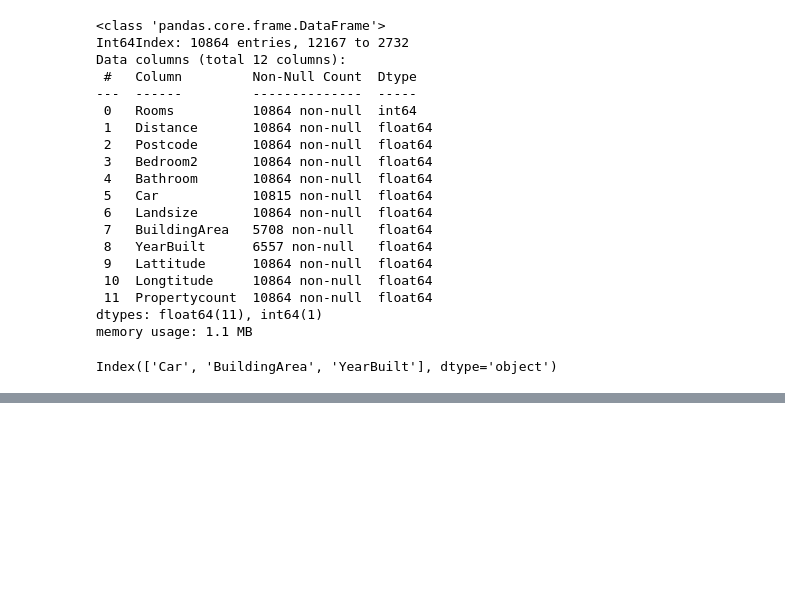
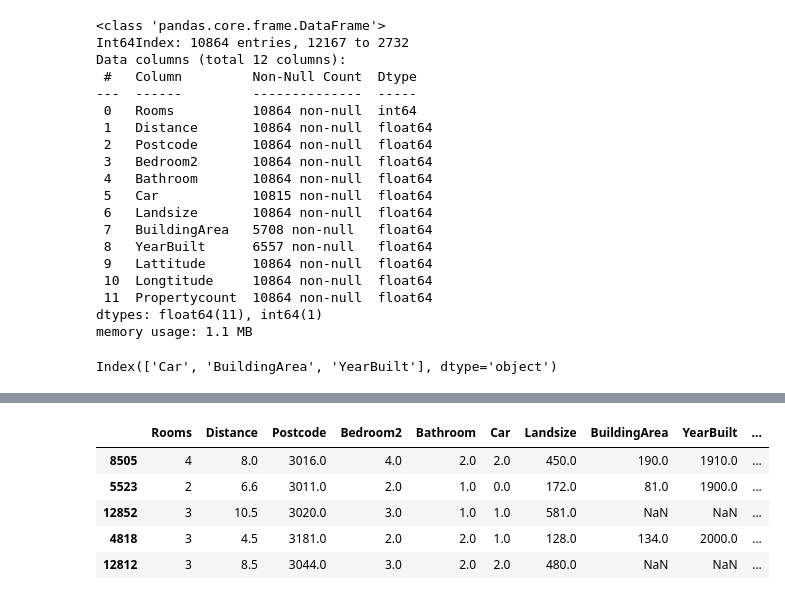
Before and after one commit to jack-cao-623/python_learning, a Jupyter notebook: missing_values_in_ml.ipynb, the cells around one changed output, grey strips where cells are left out. Drawn from its saved outputs; the diff is of its cells as text; code cells hidden in the pictures; blank space fills up the shorter version.

Commit message:
missing_values_in_ml

```diff
--- a/missing_values_in_ml.ipynb
+++ b/missing_values_in_ml.ipynb
@@ -347,9 +347,7 @@ print(cols_with_missing_data)
 # %% [output]
 Index(['Car', 'BuildingArea', 'YearBuilt'], dtype='object')
 # %%
-# copy of X_train
+# copy of X_train and X_test
 # will add boolean True/False columns indicating if value is missing for columns with missing data
 X_train_extended = X_train.copy()
-
-# view
-X_train_extended.head()
+X_test_extended = X_test.copy()
@@ -363,7 +354,5 @@ X_train_extended.head()
 # %%
 # add boolean True/False columns indicating if value is missing for columns with missing data
 for col in cols_with_missing_data:
-  X_train_extended[col + '_missing'] = X_train_extended[col].isnull()
-
-# view
-X_train_extended.head()
+  X_train_extended[col + '_is_missing'] = X_train_extended[col].isnull()
+  X_test_extended[col+ '_is_missing'] = X_test_extended[col].isnull()
@@ -376,0 +369,10 @@ X_train_extended.head()
+# %%
+# view X_test_extended
+X_test_extended.head()
+# %% [output]
+|  | Rooms | Distance | Postcode | Bedroom2 | Bathroom | Car | Landsize | BuildingArea | YearBuilt | ... |
+| 8505 | 4 | 8.0 | 3016.0 | 4.0 | 2.0 | 2.0 | 450.0 | 190.0 | 1910.0 | ... |
+| 5523 | 2 | 6.6 | 3011.0 | 2.0 | 1.0 | 0.0 | 172.0 | 81.0 | 1900.0 | ... |
+| 12852 | 3 | 10.5 | 3020.0 | 3.0 | 1.0 | 1.0 | 581.0 | NaN | NaN | ... |
+| 4818 | 3 | 4.5 | 3181.0 | 2.0 | 2.0 | 1.0 | 128.0 | 134.0 | 2000.0 | ... |
+| 12812 | 3 | 8.5 | 3044.0 | 3.0 | 2.0 | 2.0 | 480.0 | NaN | NaN | ... |
```
Also changed, not shown: parts of 10 cells of this notebook.
